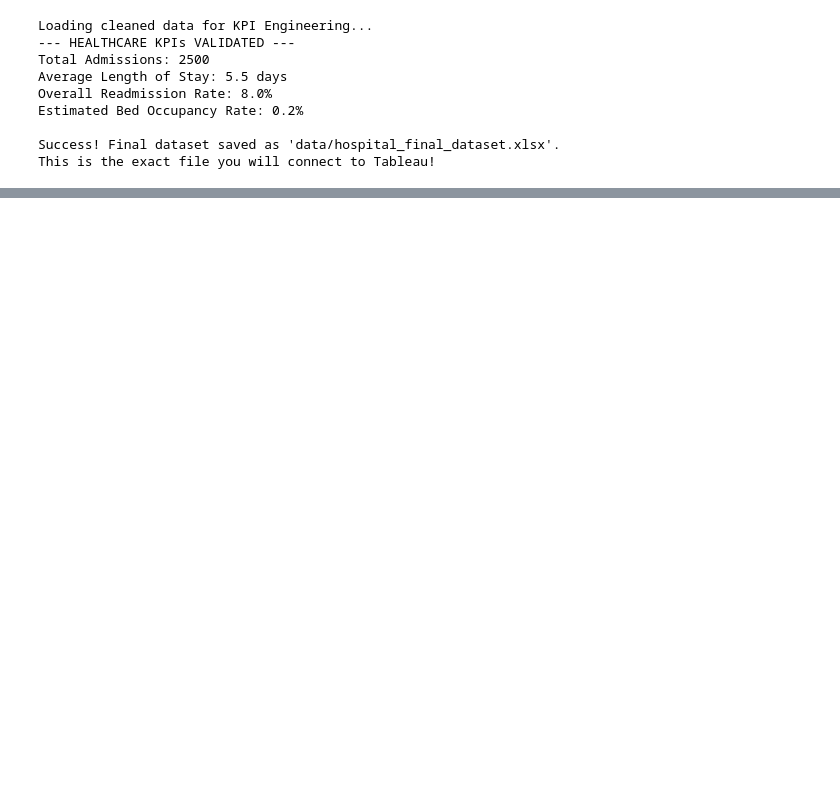
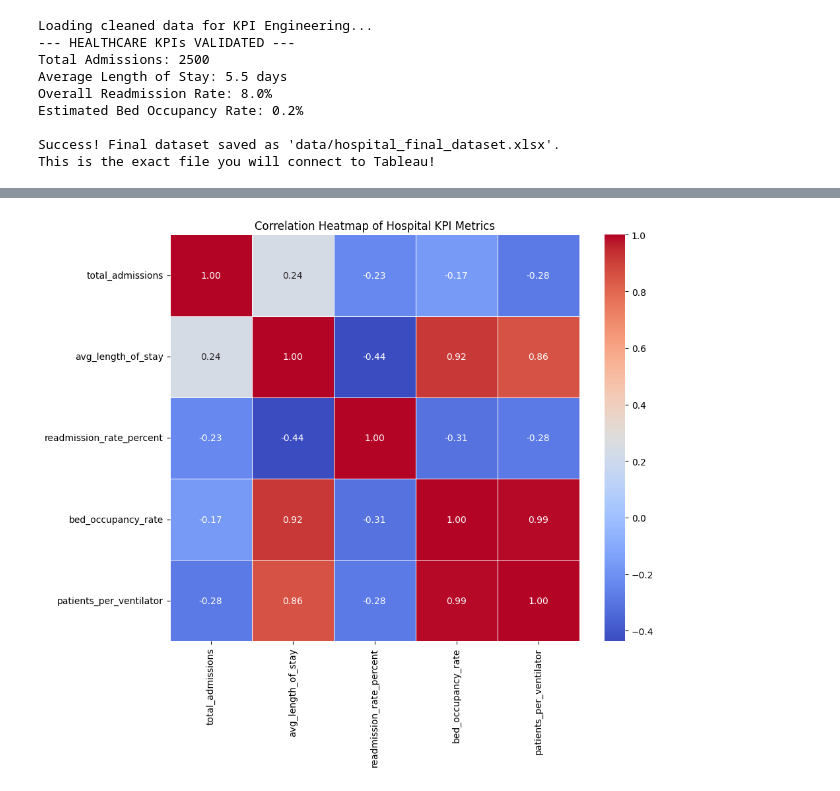
Before and after one commit to springboardmentor2801p/MedTrack_DV, a Jupyter notebook: MedTrack_DV.ipynb, the cells around one changed output, grey strips where cells are left out. Drawn from its saved outputs; the diff is of its cells as text; code cells hidden in the pictures; blank space fills up the shorter version.

```diff
--- a/MedTrack_DV.ipynb
+++ b/MedTrack_DV.ipynb
@@ -174,0 +426,30 @@ This is the exact file you will connect to Tableau!
+# %%
+import matplotlib.pyplot as plt
+import seaborn as sns
+
+# Select only the numerical KPI columns for correlation analysis
+kpi_columns = [
+    'total_admissions',
+    'avg_length_of_stay',
+    'readmission_rate_percent',
+    'bed_occupancy_rate',
+    'patients_per_ventilator'
+]
+hospital_kpis_numeric = hospital_kpis[kpi_columns]
+
+# Calculate the correlation matrix
+correlation_matrix = hospital_kpis_numeric.corr()
+
+# Create the heatmap
+plt.figure(figsize=(10, 8))
+sns.heatmap(
+    correlation_matrix,
+    annot=True, # Show the correlation values on the heatmap
+    cmap='coolwarm', # Choose a color map
+    fmt=".2f", # Format annotation to two decimal places
+    linewidths=.5 # Add lines between cells
+)
+plt.title('Correlation Heatmap of Hospital KPI Metrics')
+plt.show()
+# %% [output]
+[figure, added]
```
Also changed, not shown: parts of 33 cells of this notebook.
